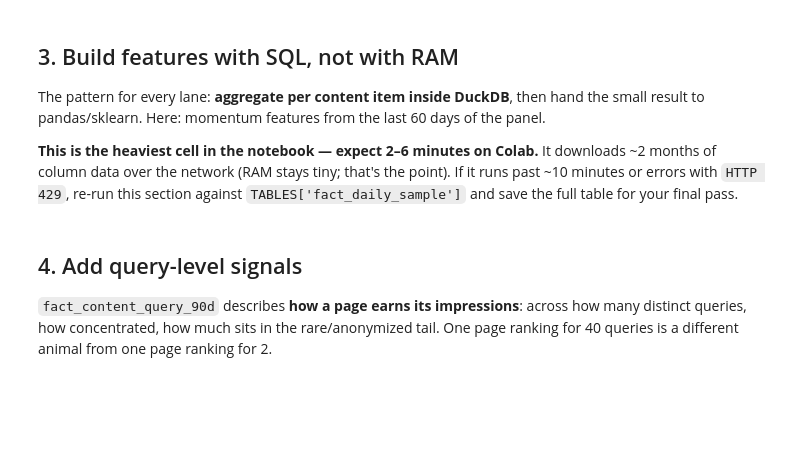
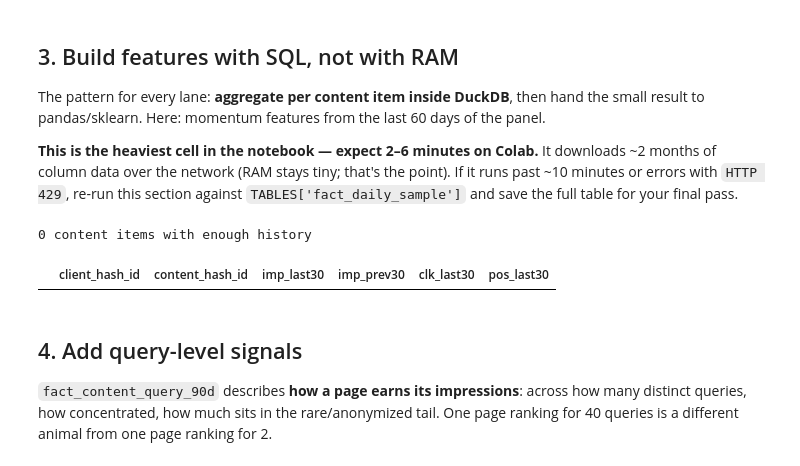
Before and after one commit to ShardhaBatra/flyrank-ml-internship, a Jupyter notebook: notebooks/03_working_with_the_full_release.ipynb, the cells around one changed output. Cells and saved outputs as stored; diff of their text form; code cells hidden in the pictures; blank space fills up the shorter version.

```diff
--- a/notebooks/03_working_with_the_full_release.ipynb
+++ b/notebooks/03_working_with_the_full_release.ipynb
@@ -77,24 +98,27 @@ result to pandas/sklearn. Here: momentum features from the last 60 days of the p
 # %%
 features = con.sql(f"""
     WITH bounds AS (
         SELECT MAX(report_date) AS end_d FROM {TABLES['fact_daily']}
     ),
     windowed AS (
         SELECT f.client_hash_id, f.content_hash_id,
-               SUM(CASE WHEN f.report_date >  b.end_d - INTERVAL 30 DAY THEN f.gsc_impressions ELSE 0 END) AS imp_last30,
-               SUM(CASE WHEN f.report_date <= b.end_d - INTERVAL 30 DAY THEN f.gsc_impressions ELSE 0 END) AS imp_prev30,
-               SUM(CASE WHEN f.report_date >  b.end_d - INTERVAL 30 DAY THEN f.gsc_clicks ELSE 0 END)      AS clk_last30,
-               AVG(CASE WHEN f.report_date >  b.end_d - INTERVAL 30 DAY THEN f.gsc_avg_position END)       AS pos_last30
+               SUM(CASE WHEN f.report_date >  b.end_d - INTERVAL 90 DAY THEN f.gsc_impressions ELSE 0 END) AS imp_last30,
+               SUM(CASE WHEN f.report_date <= b.end_d - INTERVAL 90 DAY THEN f.gsc_impressions ELSE 0 END) AS imp_prev30,
+               SUM(CASE WHEN f.report_date >  b.end_d - INTERVAL 90 DAY THEN f.gsc_clicks ELSE 0 END)      AS clk_last30,
+               AVG(CASE WHEN f.report_date >  b.end_d - INTERVAL 90 DAY THEN f.gsc_avg_position END)       AS pos_last30
         FROM {TABLES['fact_daily']} f, bounds b
         WHERE f.report_date > b.end_d - INTERVAL 60 DAY
         GROUP BY 1, 2
-        HAVING imp_prev30 >= 100
+        HAVING imp_prev30 >= 200
     )
     SELECT * FROM windowed
 """).df()
 
 print(f'{len(features):,} content items with enough history')
 features.head()
+# %% [output]
+0 content items with enough history
+|  | client_hash_id | content_hash_id | imp_last30 | imp_prev30 | clk_last30 | pos_last30 |
 # %% [markdown]
 ## 4. Add query-level signals
 
```
Also changed, not shown: parts of 5 cells of this notebook.
